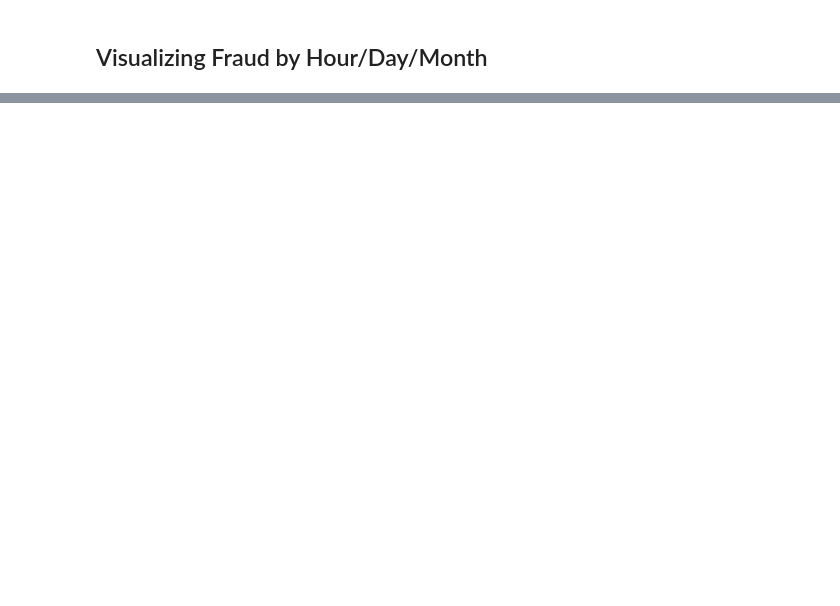
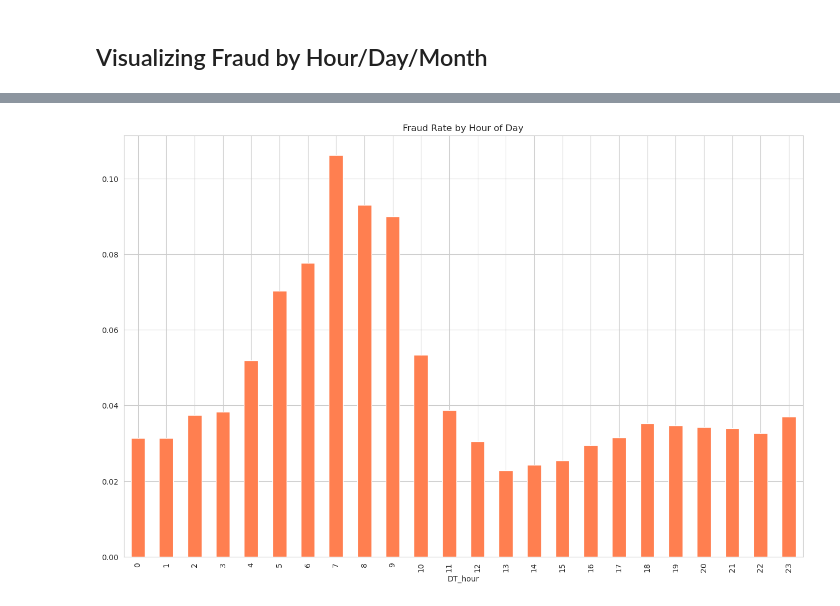
Before and after one commit to ldavi22/cs229-231, a Jupyter notebook: assignment2/ass2.ipynb, the cells around one changed output, grey strips where cells are left out. Saved outputs shown, nothing was run; the diff lists cells and outputs as text; code cells hidden in the pictures; blank space fills up the shorter version.

```diff
--- a/assignment2/ass2.ipynb
+++ b/assignment2/ass2.ipynb
@@ -77,0 +184,6 @@ plt.show()
+# %%
+plt.figure(figsize=(16, 10))
+df.groupby("DT_hour")["isFraud"].mean().plot(kind="bar",title="Fraud Rate by Hour of Day", color="coral")
+plt.savefig("fraud_rate_by_hour_of_day.png", dpi=300, bbox_inches="tight")
+# %% [output]
+[figure, added]
```
Also changed, not shown: parts of 34 cells of this notebook, 8 other files.
